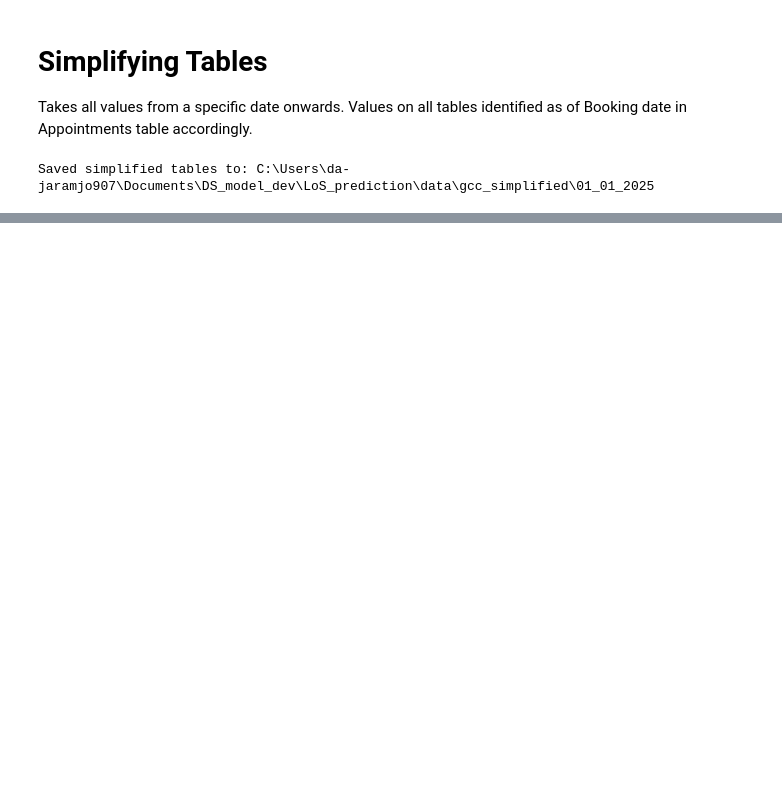
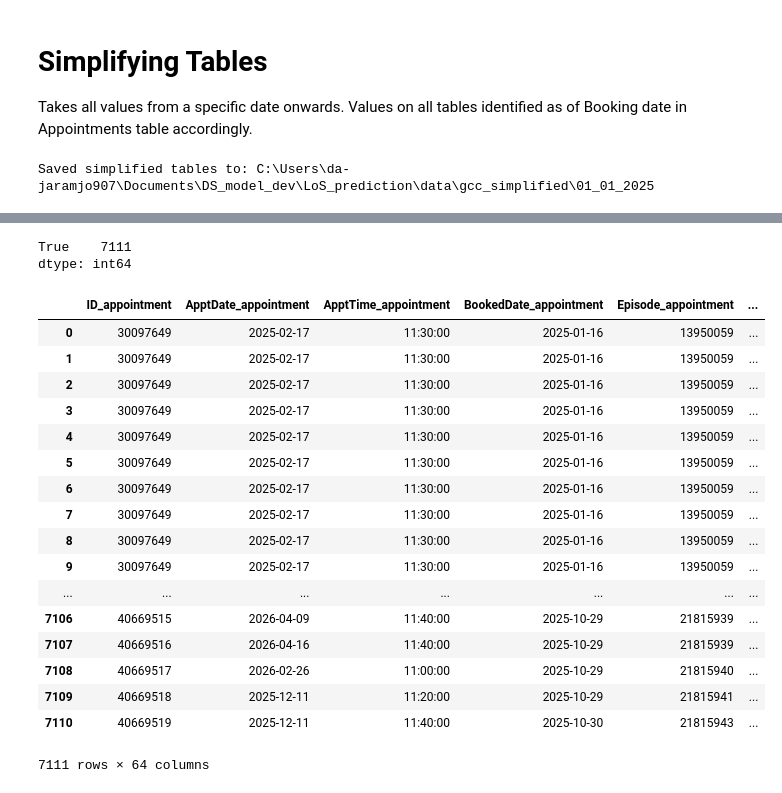
Before and after one commit to JorgeIvanJH/LoS_prediction, a Jupyter notebook: EDA/EDA_GGC.ipynb, the cells around one changed output, grey strips where cells are left out. Cells and saved outputs as stored; diff of their text form; code cells hidden in the pictures; blank space fills up the shorter version.

Commit message:
progress on data preprocessing

```diff
--- a/EDA/EDA_GGC.ipynb
+++ b/EDA/EDA_GGC.ipynb
@@ -3,9 +3,11 @@ import os
 import sys
 import pandas as pd
 import utils as utils
+import numpy as np
 import datetime
 import datetime as dt
 from pathlib import Path
+pd.set_option('display.max_columns', None)
 # %% [markdown]
 # Simplifying Tables
 
@@ -82,0 +329,27 @@ Saved simplified tables to: C:\Users\da-jaramjo907\Documents\DS_model_dev\LoS_pr
+# %%
+df[["ID_patient","Patient_appointment"]].nunique(axis=1).eq(1).value_counts()
+# %% [output]
+True    7111
+dtype: int64
+# %%
+df = pd.read_pickle("../data/gcc_simplified/01_01_2025/FULL_tables_merged.pkl")
+df
+# %% [output]
+|  | ID_appointment | ApptDate_appointment | ApptTime_appointment | BookedDate_appointment | Episode_appointment | ... |
+| 0 | 30097649 | 2025-02-17 | 11:30:00 | 2025-01-16 | 13950059 | ... |
+| 1 | 30097649 | 2025-02-17 | 11:30:00 | 2025-01-16 | 13950059 | ... |
+| 2 | 30097649 | 2025-02-17 | 11:30:00 | 2025-01-16 | 13950059 | ... |
+| 3 | 30097649 | 2025-02-17 | 11:30:00 | 2025-01-16 | 13950059 | ... |
+| 4 | 30097649 | 2025-02-17 | 11:30:00 | 2025-01-16 | 13950059 | ... |
+| 5 | 30097649 | 2025-02-17 | 11:30:00 | 2025-01-16 | 13950059 | ... |
+| 6 | 30097649 | 2025-02-17 | 11:30:00 | 2025-01-16 | 13950059 | ... |
+| 7 | 30097649 | 2025-02-17 | 11:30:00 | 2025-01-16 | 13950059 | ... |
+| 8 | 30097649 | 2025-02-17 | 11:30:00 | 2025-01-16 | 13950059 | ... |
+| 9 | 30097649 | 2025-02-17 | 11:30:00 | 2025-01-16 | 13950059 | ... |
+| ... | ... | ... | ... | ... | ... | ... |
+| 7106 | 40669515 | 2026-04-09 | 11:40:00 | 2025-10-29 | 21815939 | ... |
+| 7107 | 40669516 | 2026-04-16 | 11:40:00 | 2025-10-29 | 21815939 | ... |
+| 7108 | 40669517 | 2026-02-26 | 11:00:00 | 2025-10-29 | 21815940 | ... |
+| 7109 | 40669518 | 2025-12-11 | 11:20:00 | 2025-10-29 | 21815941 | ... |
+| 7110 | 40669519 | 2025-12-11 | 11:40:00 | 2025-10-30 | 21815943 | ... |
+7111 rows × 64 columns
```
Also changed, not shown: parts of 19 cells of this notebook, 1 other file.
